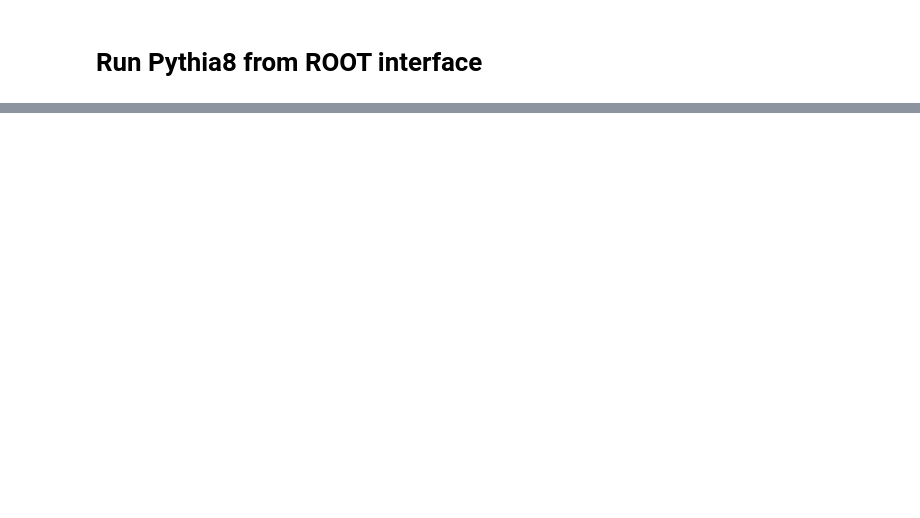
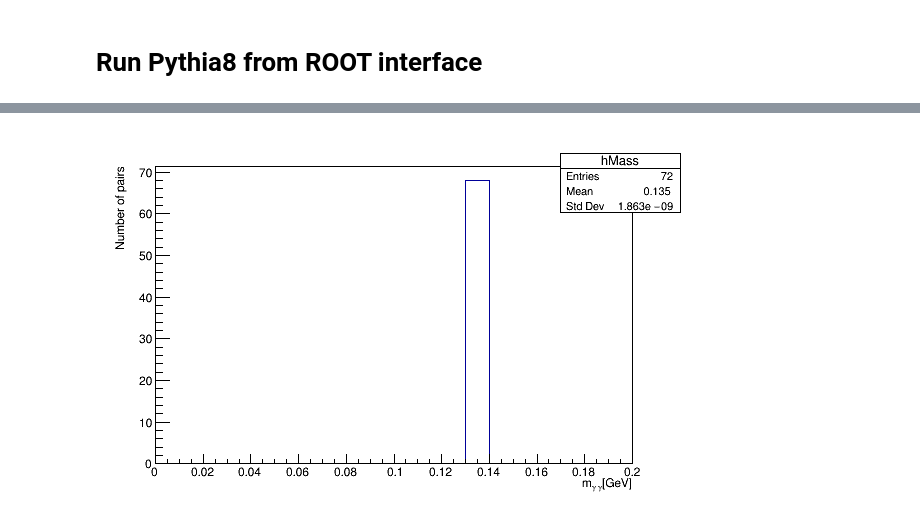
Before and after one commit to barraldiaz/Modern_Particle_Physics_Experiments, a Jupyter notebook: 03_Event_generation/03_Event_generation.ipynb, the cells around one changed output, grey strips where cells are left out. Drawn from its saved outputs; the diff is of its cells as text; code cells hidden in the pictures; blank space fills up the shorter version.

```diff
--- a/03_Event_generation/03_Event_generation.ipynb
+++ b/03_Event_generation/03_Event_generation.ipynb
@@ -74,0 +5,38 @@ PDF("event-"+cmnd_file+".pdf",size=(1280,1024))
+# %%
+#Color printing
+from termcolor import colored
+
+#General utility libraries
+import os, sys, subprocess, time
+
+#General data operations library
+import math
+import numpy as np
+
+#HEP specific tools
+import scipy.constants as scipy_constants
+from particle import Particle
+import ROOT
+
+#Plotting libraries
+import matplotlib.pyplot as plt
+
+#Increase plots font size
+params = {'legend.fontsize': 'xx-large',
+          'figure.figsize': (10, 7),
+         'axes.labelsize': 'xx-large',
+         'axes.titlesize':'xx-large',
+         'xtick.labelsize':'xx-large',
+         'ytick.labelsize':'xx-large'}
+plt.rcParams.update(params)
+
+#Helper function to supress Pythia messages
+def makePythiaSilent(pythia):
+    pythia.ReadString("Init:showMultipartonInteractions = off")
+    pythia.ReadString("Init:showChangedParticleData = off")
+    pythia.ReadString("Init:showProcesses = off")
+    pythia.ReadString("Init:showChangedSettings = off")
+    pythia.ReadString("Next:numberShowInfo = 0")
+    pythia.ReadString("Next:numberShowProcess = 0")
+    pythia.ReadString("Next:numberShowEvent = 0")
+    pythia.ReadString("Next:numberCount = 0")
@@ -492,0 +196,4 @@ particles = ROOT.TClonesArray("TParticle", 1000)    # prepare space for generate
+# %%
+...
+pass
+# %% [output]
@@ -492,0 +202 @@ particles = ROOT.TClonesArray("TParticle", 1000)    # prepare space for generate
+[figure, added]
```
Also changed, not shown: parts of 61 cells of this notebook, 5 other files.
